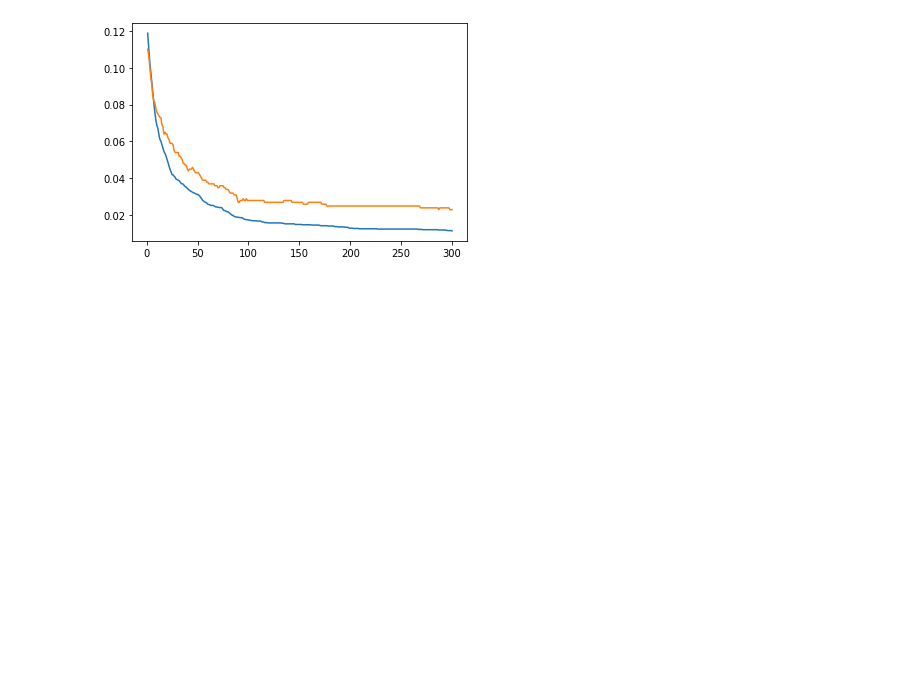
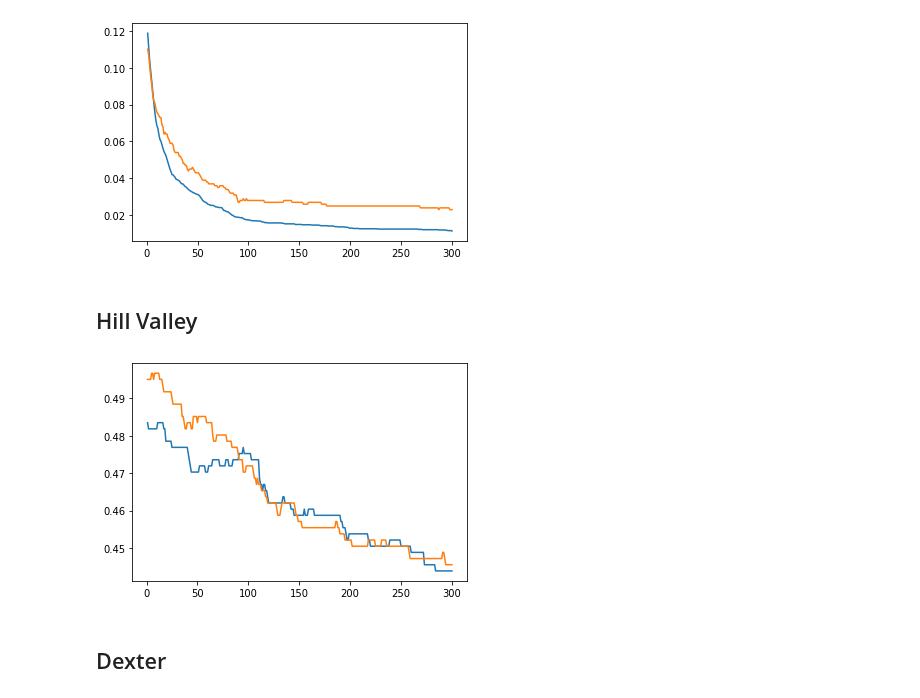
Before and after one commit to Kosaro/MachineLearningAssignments, a Jupyter notebook: Logistic Regression.ipynb, the cells around one changed output. Cells and saved outputs as stored; diff of their text form; code cells hidden in the pictures; blank space fills up the shorter version.

```diff
--- a/Logistic Regression.ipynb
+++ b/Logistic Regression.ipynb
@@ -119,3 +120,14 @@ valid_y[valid_y==-1] = 0
 logistic_regression(train_x, train_y, valid_x, valid_y)
 # %% [output]
 [figure]
+# %% [markdown]
+## Hill Valley
+# %%
+train_x, train_y, test_x, test_y = get_hill_valley()
+train_x, test_x = normalize(train_x, test_x)
+# %%
+logistic_regression(train_x, train_y, test_x, test_y)
+# %% [output]
+[figure, added]
+# %% [markdown]
+## Dexter
```
Also changed, not shown: parts of 6 cells of this notebook.
